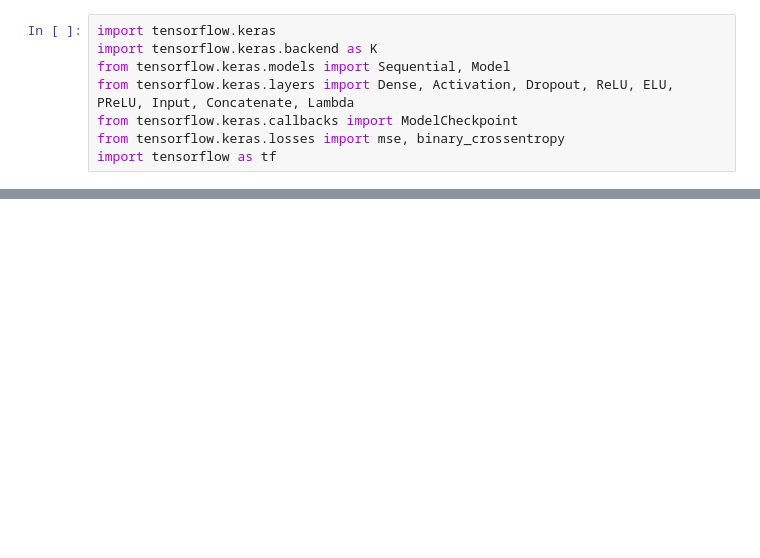
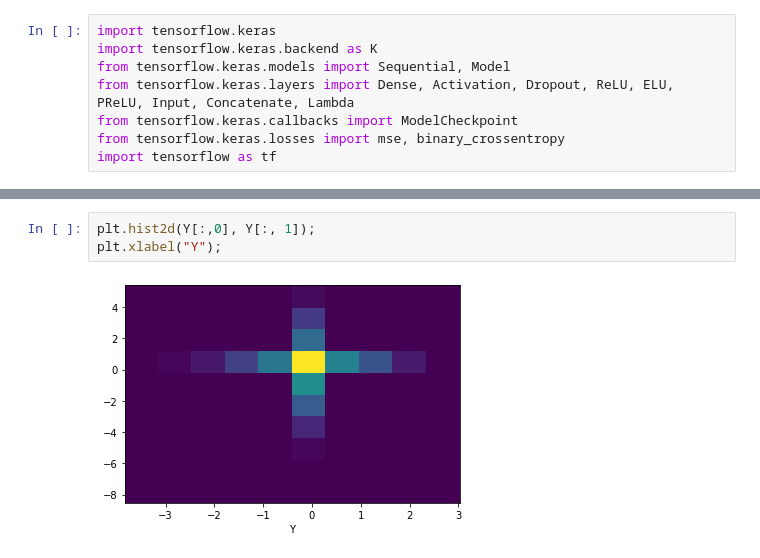
Before and after one commit to krishdesai7/SymmetryDiscovery, a Jupyter notebook: 2d Regression.ipynb, the cells around one changed output, grey strips where cells are left out. Drawn from its saved outputs; the diff is of its cells as text; blank space fills up the shorter version.

```diff
--- a/2d Regression.ipynb
+++ b/2d Regression.ipynb
@@ -145,0 +190,5 @@ slopes:
+# %%
+plt.hist2d(Y[:,0], Y[:, 1]);
+plt.xlabel("Y");
+# %% [output]
+[figure, added]
```
Also changed, not shown: parts of 12 cells of this notebook, 6 other files.
